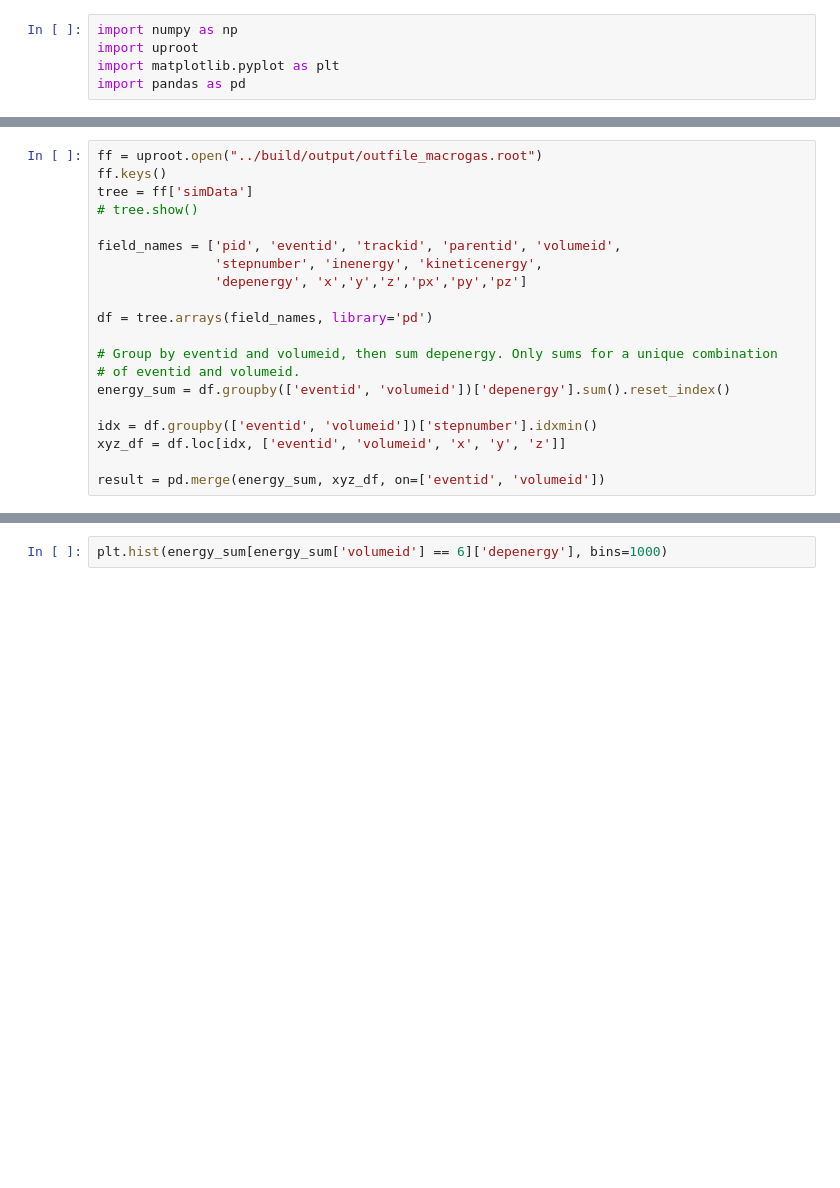
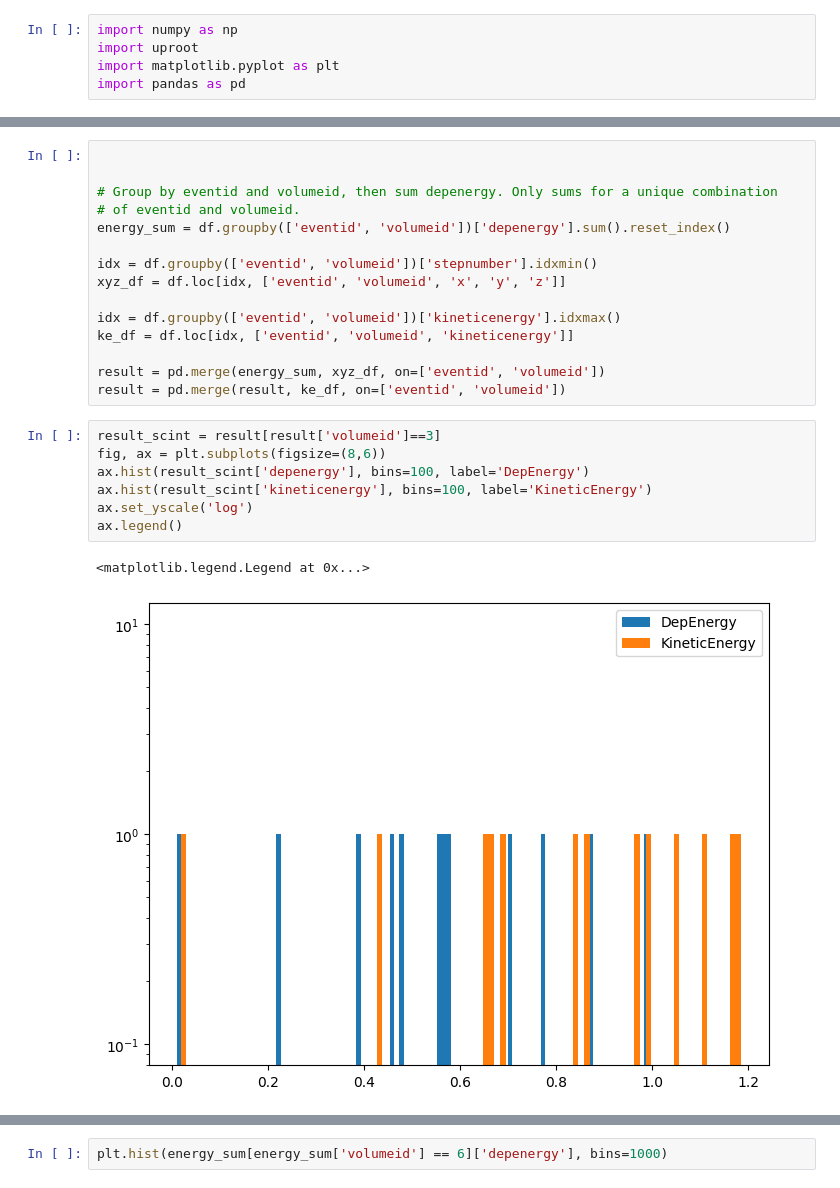
Before and after one commit to wisecg/BetaMonitor, a Jupyter notebook: scripts/check-output.ipynb, the cells around one changed output, grey strips where cells are left out. Saved outputs shown, nothing was run; the diff lists cells and outputs as text; blank space fills up the shorter version.

```diff
--- a/scripts/check-output.ipynb
+++ b/scripts/check-output.ipynb
@@ -6,14 +73,5 @@ import pandas as pd
 # %%
-ff = uproot.open("../build/output/outfile_macrogas.root")
-ff.keys()
-tree = ff['simData']
-# tree.show()
 
-field_names = ['pid', 'eventid', 'trackid', 'parentid', 'volumeid',
-               'stepnumber', 'inenergy', 'kineticenergy',
-               'depenergy', 'x','y','z','px','py','pz']
-
-df = tree.arrays(field_names, library='pd')
 
 # Group by eventid and volumeid, then sum depenergy. Only sums for a unique combination
 # of eventid and volumeid.
@@ -22,4 +80,18 @@ energy_sum = df.groupby(['eventid', 'volumeid'])['depenergy'].sum().reset_index(
 idx = df.groupby(['eventid', 'volumeid'])['stepnumber'].idxmin()
 xyz_df = df.loc[idx, ['eventid', 'volumeid', 'x', 'y', 'z']]
 
+idx = df.groupby(['eventid', 'volumeid'])['kineticenergy'].idxmax()
+ke_df = df.loc[idx, ['eventid', 'volumeid', 'kineticenergy']]
+
 result = pd.merge(energy_sum, xyz_df, on=['eventid', 'volumeid'])
+result = pd.merge(result, ke_df, on=['eventid', 'volumeid'])
+# %%
+result_scint = result[result['volumeid']==3]
+fig, ax = plt.subplots(figsize=(8,6))
+ax.hist(result_scint['depenergy'], bins=100, label='DepEnergy')
+ax.hist(result_scint['kineticenergy'], bins=100, label='KineticEnergy')
+ax.set_yscale('log')
+ax.legend()
+# %% [output]
+<matplotlib.legend.Legend at 0x...>
+[figure, added]
```
Also changed, not shown: parts of 7 cells of this notebook, 4 other files.
